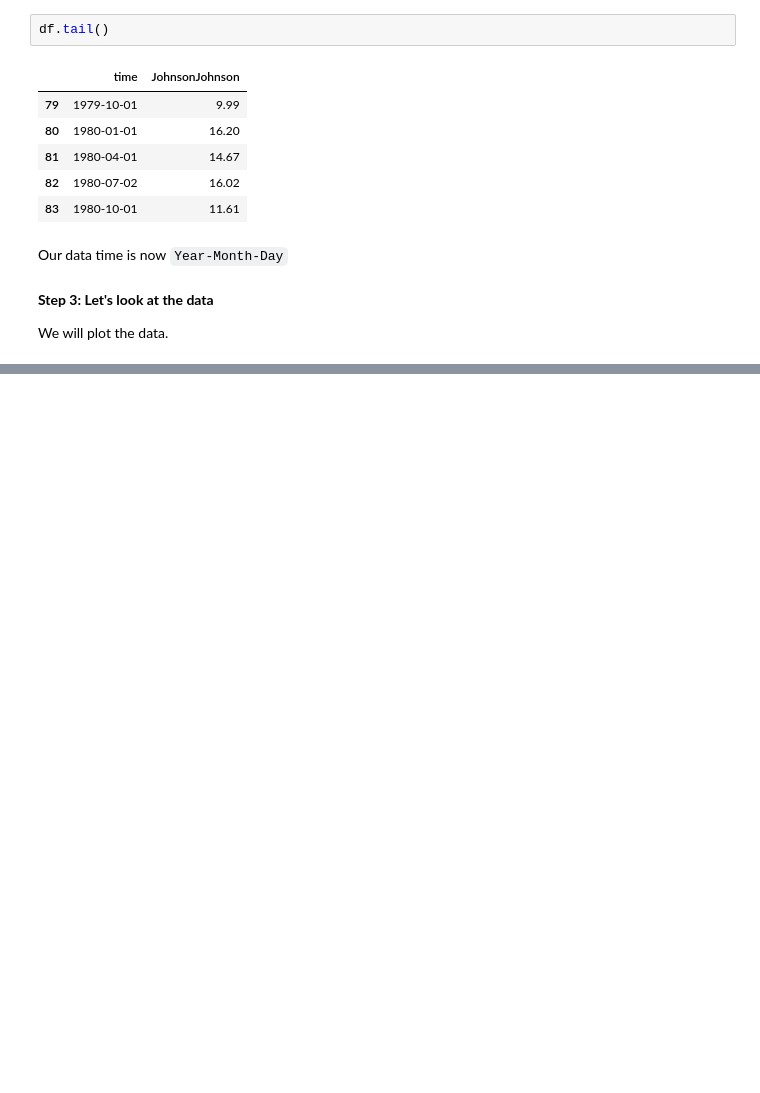
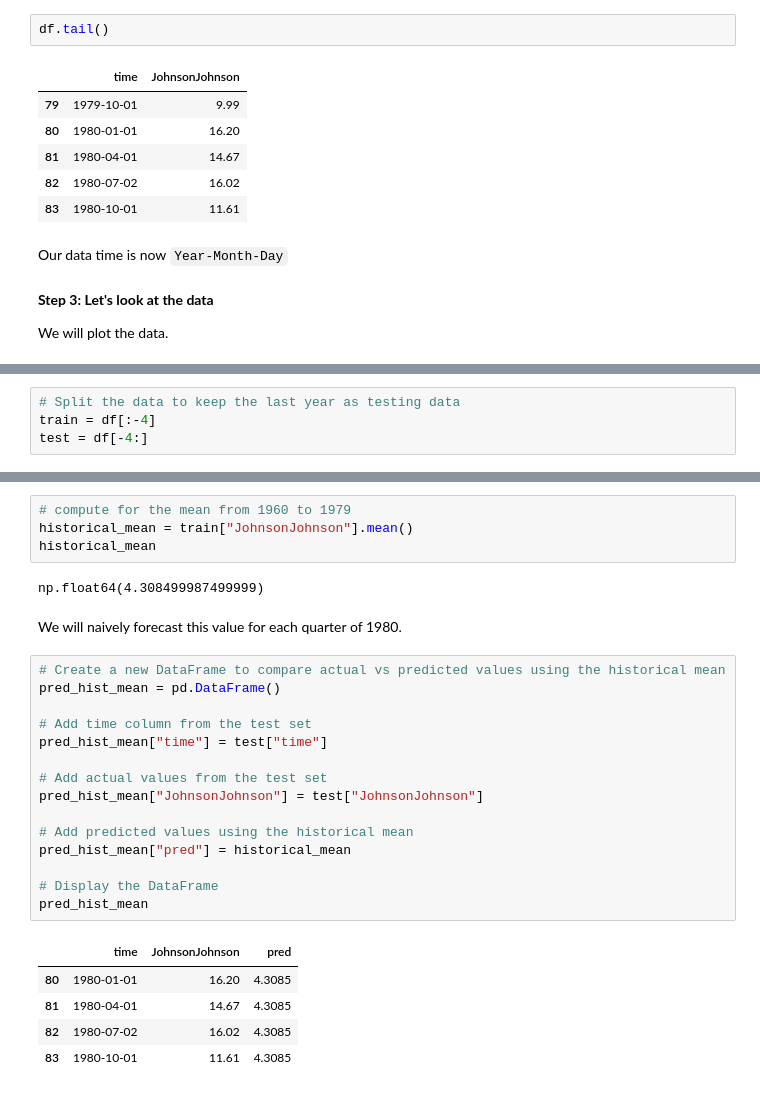
Before and after one commit to michaelhudson2205/INFO3022_Practicals, a Jupyter notebook: P3_2_Baseline_Model.ipynb, the cells around one changed output, grey strips where cells are left out. Saved outputs shown, nothing was run; the diff lists cells and outputs as text; blank space fills up the shorter version.

```diff
--- a/P3_2_Baseline_Model.ipynb
+++ b/P3_2_Baseline_Model.ipynb
@@ -101,0 +109,4 @@ plt.show
+# %%
+# Split the data to keep the last year as testing data
+train = df[:-4]
+test = df[-4:]
@@ -101,0 +119,29 @@ plt.show
+# %%
+# compute for the mean from 1960 to 1979
+historical_mean = train["JohnsonJohnson"].mean()
+historical_mean
+# %% [output]
+np.float64(4.308499987499999)
+# %% [markdown]
+We will naively forecast this value for each quarter of 1980.
+# %%
+# Create a new DataFrame to compare actual vs predicted values using the historical mean
+pred_hist_mean = pd.DataFrame()
+
+# Add time column from the test set
+pred_hist_mean["time"] = test["time"]
+
+# Add actual values from the test set
+pred_hist_mean["JohnsonJohnson"] = test["JohnsonJohnson"]
+
+# Add predicted values using the historical mean
+pred_hist_mean["pred"] = historical_mean
+
+# Display the DataFrame
+pred_hist_mean
+# %% [output]
+|  | time | JohnsonJohnson | pred |
+| 80 | 1980-01-01 | 16.20 | 4.3085 |
+| 81 | 1980-04-01 | 14.67 | 4.3085 |
+| 82 | 1980-07-02 | 16.02 | 4.3085 |
+| 83 | 1980-10-01 | 11.61 | 4.3085 |
```
Also changed, not shown: parts of 6 cells of this notebook.
